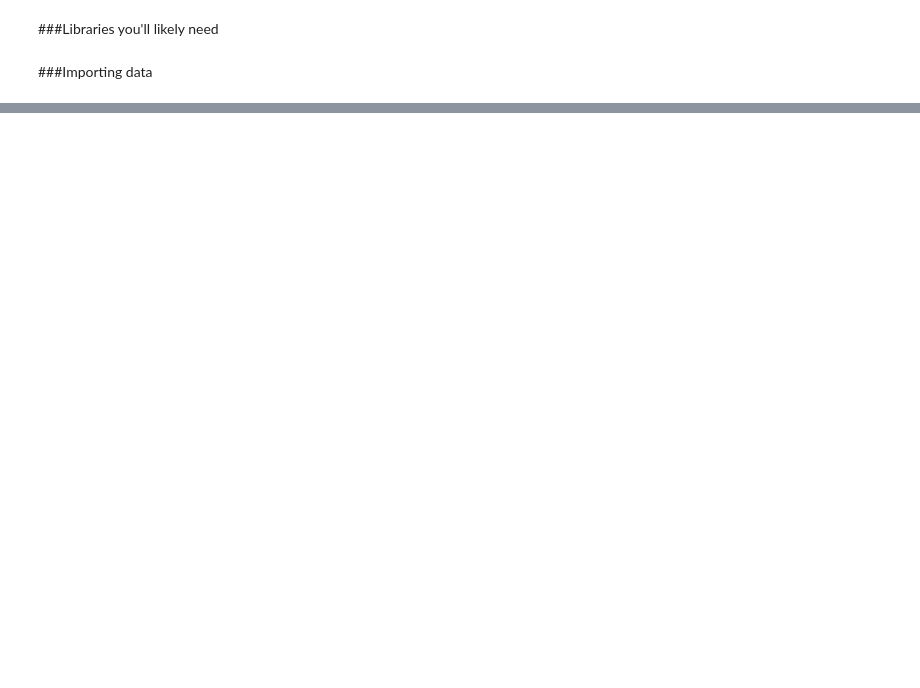
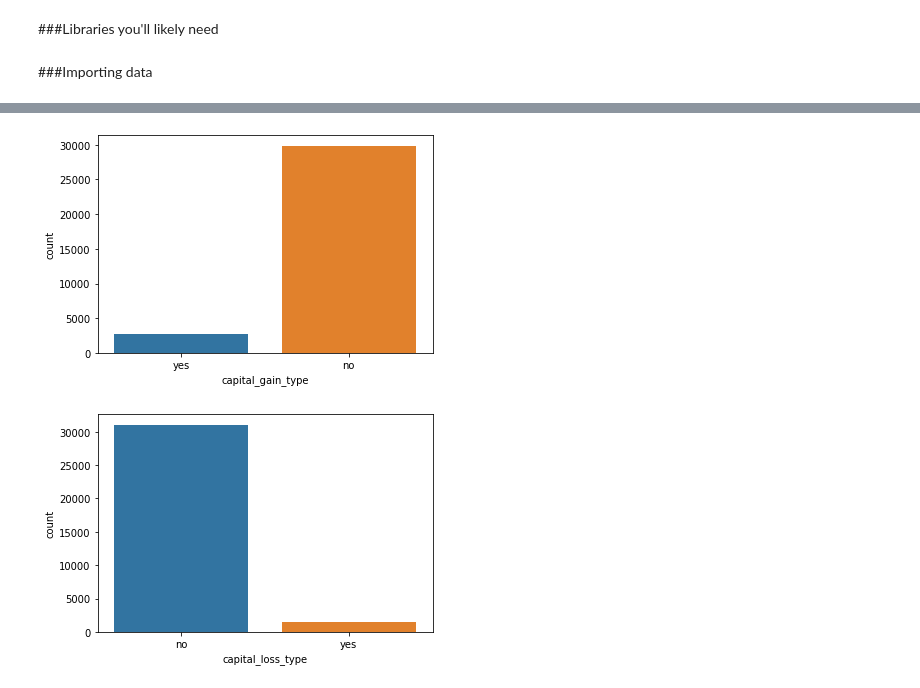
Before and after one commit to ChloeH88/working-hours-data-analysis, a Jupyter notebook: Assignment2.ipynb, the cells around one changed output, grey strips where cells are left out. Saved outputs shown, nothing was run; the diff lists cells and outputs as text; code cells hidden in the pictures; blank space fills up the shorter version.

```diff
--- a/Assignment2.ipynb
+++ b/Assignment2.ipynb
@@ -18,0 +108,14 @@ income94.columns = ['age','workclass', 'fnlwgt','education','education_num','mar
+# %%
+# Divide capital gain and loss into 2 categories based on whether it equals 0 or not
+income94['capital_gain_type'] = np.where(income94['capital_gain']==0, 'no', 'yes')
+income94['capital_loss_type'] = np.where(income94['capital_loss']==0, 'no', 'yes')
+
+# Plot
+sns.countplot(x=income94['capital_gain_type'])
+plt.show()
+
+sns.countplot(x=income94['capital_loss_type'])
+plt.show()
+# %% [output]
+[figure, added]
+[figure, added]
```
Also changed, not shown: parts of 51 cells of this notebook.
